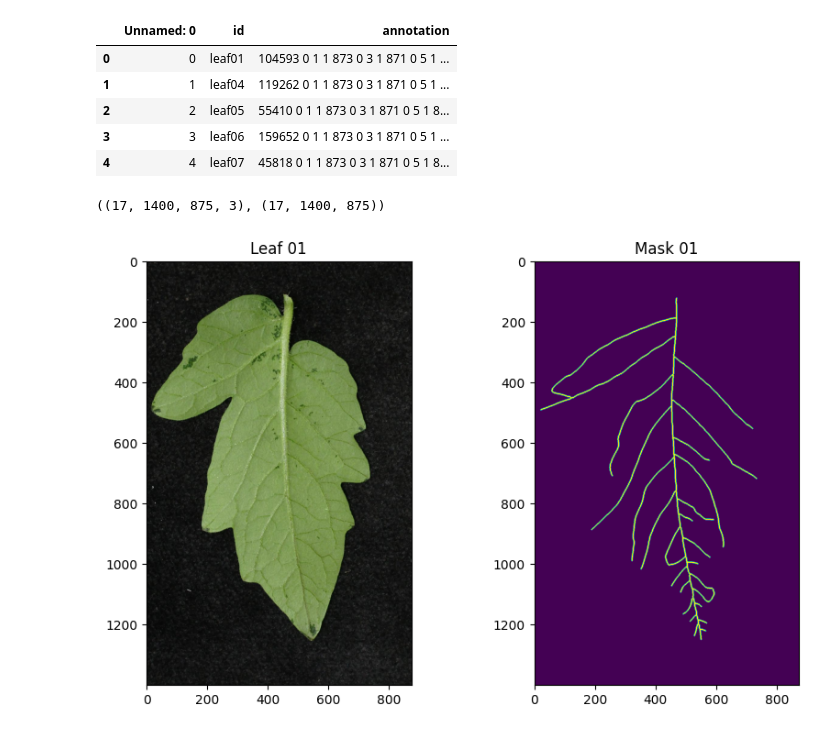
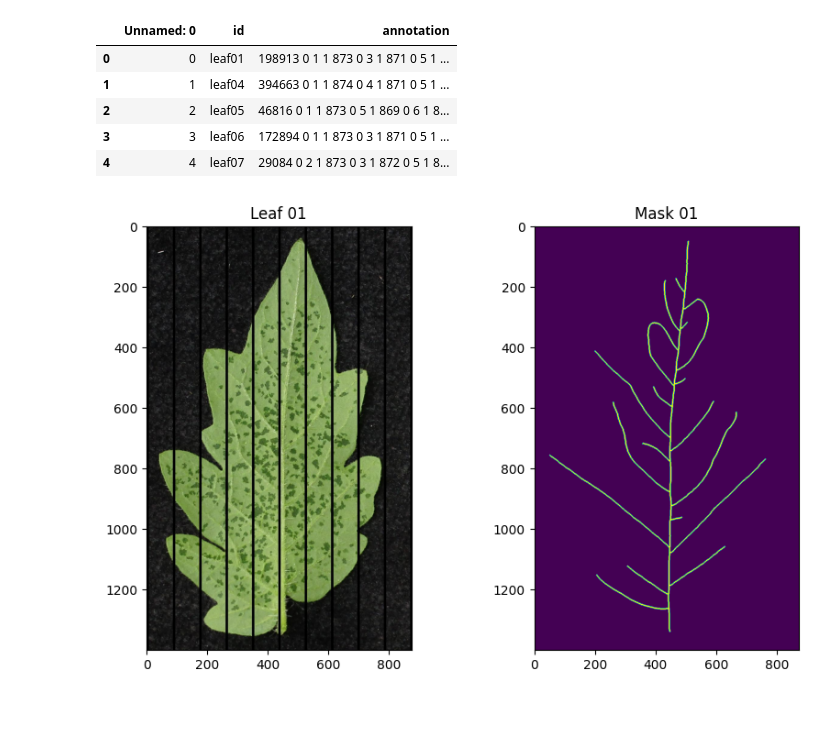
Before and after one commit to radia78/rotten-tomatoes-mlm24, a Jupyter notebook: eda.ipynb, the cells around one changed output. Cells and saved outputs as stored; diff of their text form; code cells hidden in the pictures.

```diff
--- a/eda.ipynb
+++ b/eda.ipynb
@@ -13,17 +13,17 @@ def rl_decode(enc, shape=(1400, 875)):
         dec += cnt * [val]
     return np.array(dec, dtype=np.uint8).reshape(shape)
 # %%
-train_csv_path = 'data/train/vertical_flipped/train.csv'
-train_path = 'data/train/vertical_flipped/'
+train_csv_path = 'data/train/composed_test/train.csv'
+train_path = 'data/train/composed_test/'
 data = pd.read_csv(train_csv_path)
 data.head()
 # %% [output]
 |  | Unnamed: 0 | id | annotation |
-| 0 | 0 | leaf01 | 104593 0 1 1 873 0 3 1 871 0 5 1 ... |
-| 1 | 1 | leaf04 | 119262 0 1 1 873 0 3 1 871 0 5 1 ... |
-| 2 | 2 | leaf05 | 55410 0 1 1 873 0 3 1 871 0 5 1 8... |
-| 3 | 3 | leaf06 | 159652 0 1 1 873 0 3 1 871 0 5 1 ... |
-| 4 | 4 | leaf07 | 45818 0 1 1 873 0 3 1 871 0 5 1 8... |
+| 0 | 0 | leaf01 | 198913 0 1 1 873 0 3 1 871 0 5 1 ... |
+| 1 | 1 | leaf04 | 394663 0 1 1 874 0 4 1 871 0 5 1 ... |
+| 2 | 2 | leaf05 | 46816 0 1 1 873 0 5 1 869 0 6 1 8... |
+| 3 | 3 | leaf06 | 172894 0 1 1 873 0 3 1 871 0 5 1 ... |
+| 4 | 4 | leaf07 | 29084 0 2 1 873 0 3 1 872 0 5 1 8... |
 # %%
 # Decode every pair of data in the training set
 def load_and_decode(train_csv, img_dir):
@@ -38,27 +38,23 @@ def load_and_decode(train_csv, img_dir):
     return images, masks
 
 images, masks = load_and_decode(train_csv_path, train_path)
-# %%
-np.array(images).shape, np.array(masks).shape
-# %% [output]
-((17, 1400, 875, 3), (17, 1400, 875))
 # %%
 # Display the first image and mask
 def display_image_and_mask(image, mask, figsize=(10, 6)):
     plt.figure(figsize=figsize)
     plt.subplot(1, 2, 1)
     plt.imshow(image)
     plt.title('Leaf 01')
 
     plt.subplot(1, 2, 2)
     plt.imshow(mask)
     plt.title('Mask 01')
 
     plt.show()
 
-display_image_and_mask(images[0], masks[0])
+display_image_and_mask(images[5], masks[5])
 # %% [output]
-[figure, old version]
+[figure, new version]
 # %%
 def display_image_with_mask(image, mask, figsize=(10, 6)):
     plt.figure(figsize=figsize)
```
Also changed, not shown: parts of 1 cell of this notebook, 20 other files.
